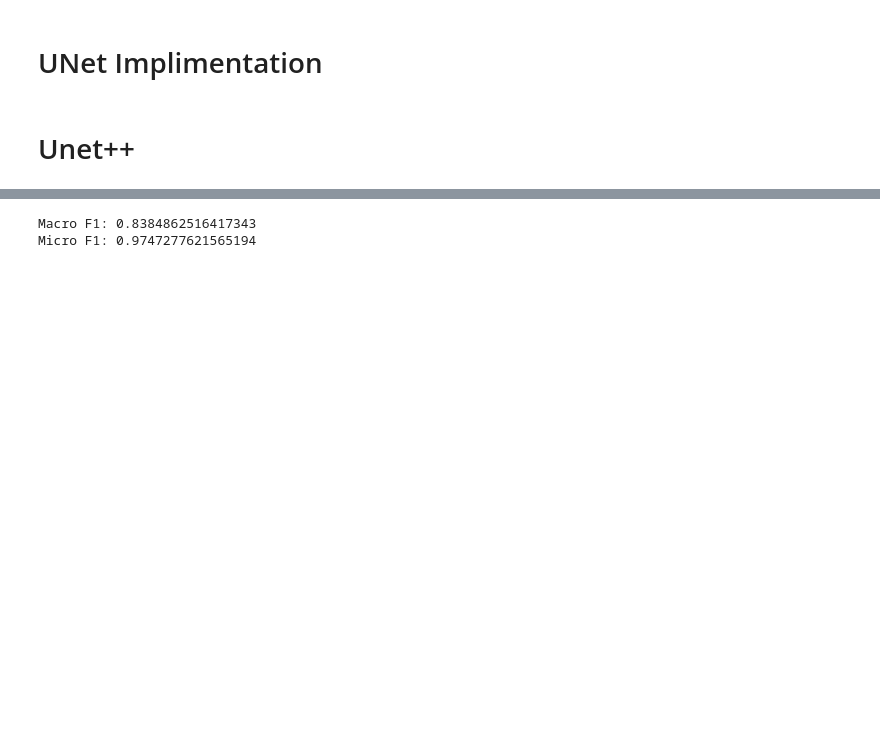
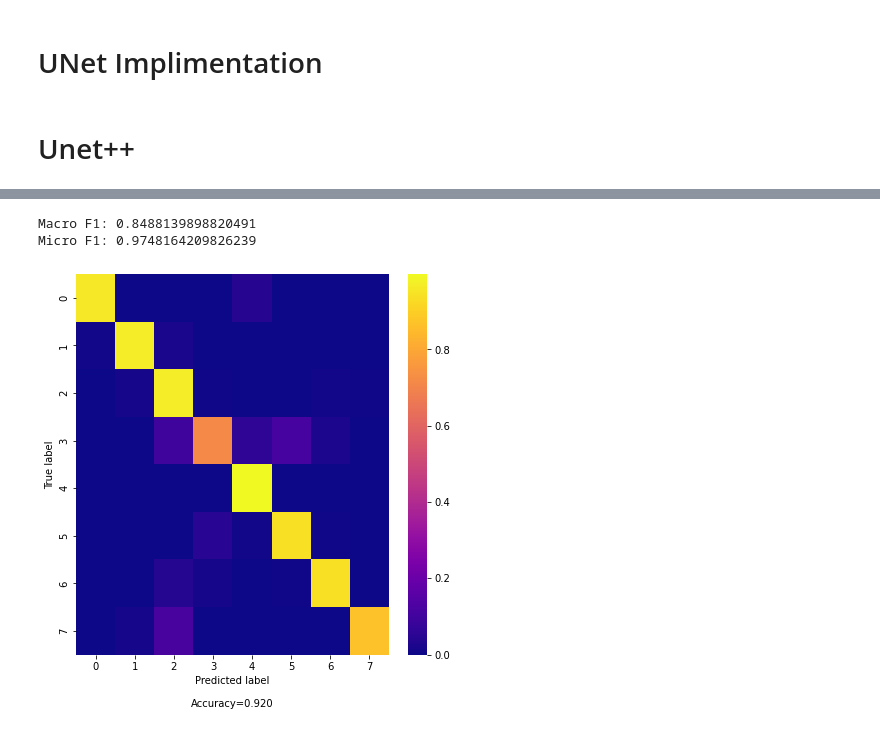
Before and after one commit to lawrenceadams/OCT-Disease-Detection, a Jupyter notebook: oct_segmentation.ipynb, the cells around one changed output, grey strips where cells are left out. Cells and saved outputs as stored; diff of their text form; code cells hidden in the pictures; blank space fills up the shorter version.

Commit message:
Added class labels, tested metric reporting

```diff
--- a/oct_segmentation.ipynb
+++ b/oct_segmentation.ipynb
@@ -428,3 +436,3 @@ predictions = np.argmax(test_preds, axis=-1)
 # %%
-model.save(f"oct_model_{datetime.datetime.now().strftime('%Y%m%d-%H%M%S')}")
-# model = keras.models.load_model("oct_model_20230124-230633")
+# model.save(f"oct_modelUNETpp_{datetime.datetime.now().strftime('%Y%m%d-%H%M%S')}")
+model = keras.models.load_model("/notebooks/oct_model_20230125-092315")
@@ -467,5 +476,16 @@ WARNING:matplotlib.image:Clipping input data to the valid range for imshow with
 # %%
 utils.calculate_f1_micro_macro(test_seq, predictions)
 # %% [output]
-Macro F1: 0.8384862516417343
-Micro F1: 0.9747277621565194
+Macro F1: 0.8488139898820491
+Micro F1: 0.9748164209826239
+# %%
+from sklearn.metrics import confusion_matrix
+
+masks = utils.get_masks_from_keras_sequence(test_seq)
+
+cf_matrix = confusion_matrix(masks.flatten(), predictions.flatten())
+cf_matrix_normal = cf_matrix.astype('float32') / cf_matrix.sum(axis=1)[:, np.newaxis]
+
+utils.make_confusion_matrix(cf_matrix_normal, count = False, percent = False, figsize=(7,7), cbar=True, cmap='plasma')
+# %% [output]
+[figure, added]
```
Also changed, not shown: parts of 12 cells of this notebook.
